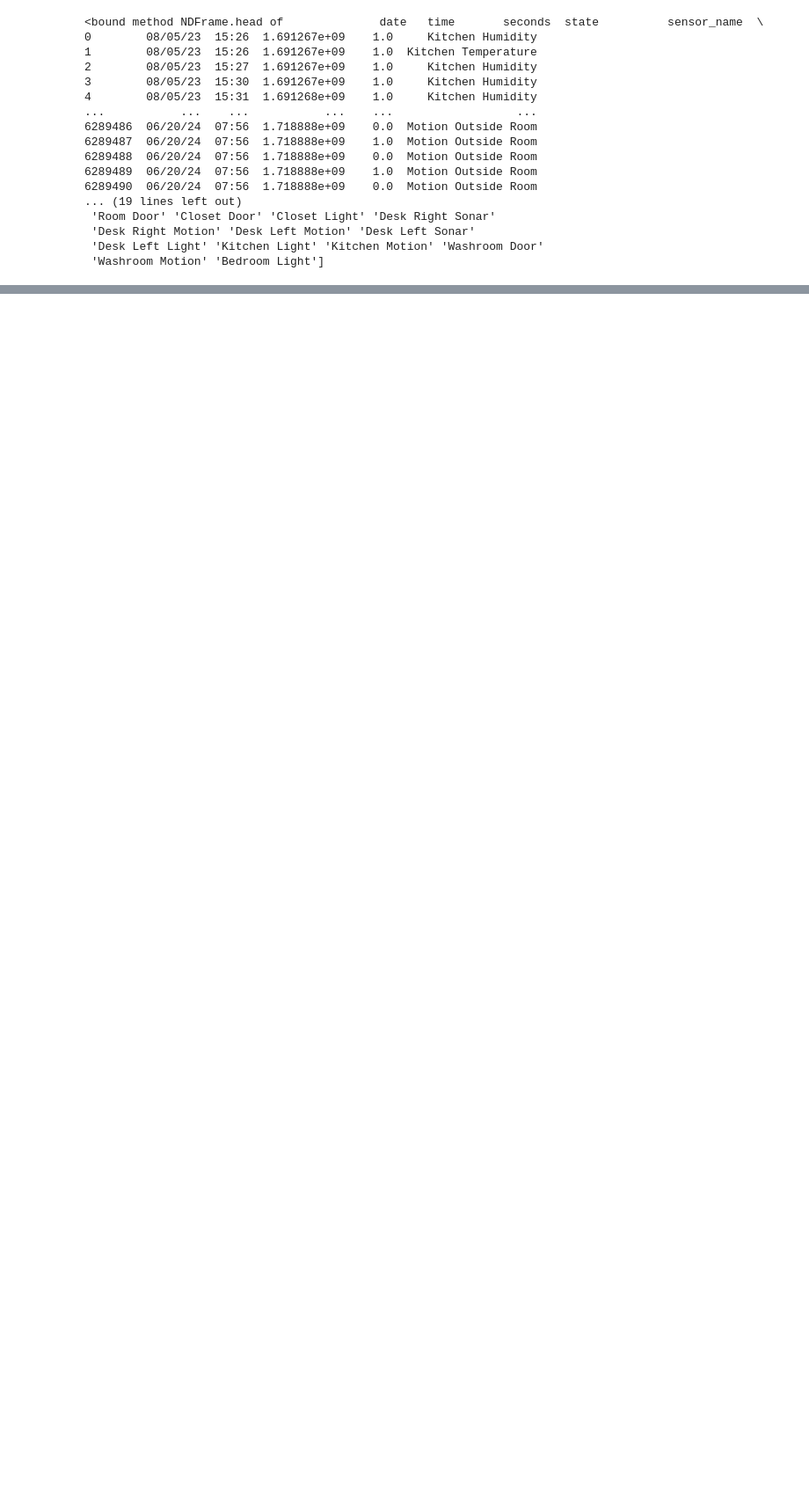
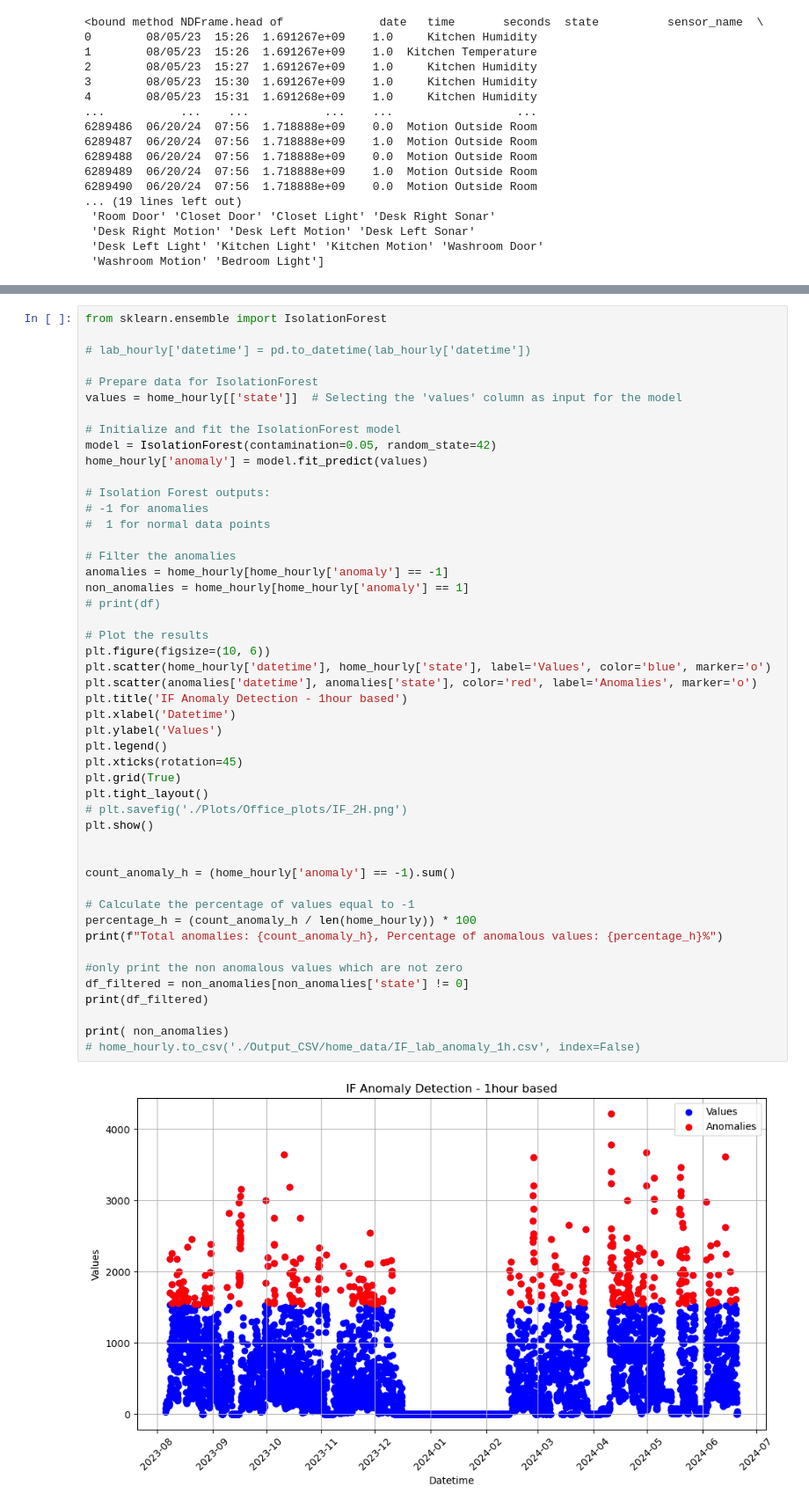
Before and after one commit to AsifTanvir/SEAD-analysis, a Jupyter notebook: Home_data_analysis.ipynb, the cells around one changed output, grey strips where cells are left out. Shown at 88% size. Saved outputs shown, nothing was run; the diff lists cells and outputs as text; blank space fills up the shorter version.

```diff
--- a/Home_data_analysis.ipynb
+++ b/Home_data_analysis.ipynb
@@ -45,0 +94,50 @@ print(unique_sensor)
+# %%
+from sklearn.ensemble import IsolationForest
+
+# lab_hourly['datetime'] = pd.to_datetime(lab_hourly['datetime'])
+
+# Prepare data for IsolationForest
+values = home_hourly[['state']]  # Selecting the 'values' column as input for the model
+
+# Initialize and fit the IsolationForest model
+model = IsolationForest(contamination=0.05, random_state=42)
+home_hourly['anomaly'] = model.fit_predict(values)
+
+# Isolation Forest outputs:
+# -1 for anomalies
+#  1 for normal data points
+
+# Filter the anomalies
+anomalies = home_hourly[home_hourly['anomaly'] == -1]
+non_anomalies = home_hourly[home_hourly['anomaly'] == 1]
+# print(df)
+
+# Plot the results
+plt.figure(figsize=(10, 6))
+plt.scatter(home_hourly['datetime'], home_hourly['state'], label='Values', color='blue', marker='o')
+plt.scatter(anomalies['datetime'], anomalies['state'], color='red', label='Anomalies', marker='o')
+plt.title('IF Anomaly Detection - 1hour based')
+plt.xlabel('Datetime')
+plt.ylabel('Values')
+plt.legend()
+plt.xticks(rotation=45)
+plt.grid(True)
+plt.tight_layout()
+# plt.savefig('./Plots/Office_plots/IF_2H.png')
+plt.show()
+
+
+count_anomaly_h = (home_hourly['anomaly'] == -1).sum()
+
+# Calculate the percentage of values equal to -1
+percentage_h = (count_anomaly_h / len(home_hourly)) * 100
+print(f"Total anomalies: {count_anomaly_h}, Percentage of anomalous values: {percentage_h}%")
+
+#only print the non anomalous values which are not zero
+df_filtered = non_anomalies[non_anomalies['state'] != 0]
+print(df_filtered)
+
+print( non_anomalies)
+# home_hourly.to_csv('./Output_CSV/home_data/IF_lab_anomaly_1h.csv', index=False)
+# %% [output]
+[figure, added]
```
Also changed, not shown: parts of 6 cells of this notebook, 1 other file.
